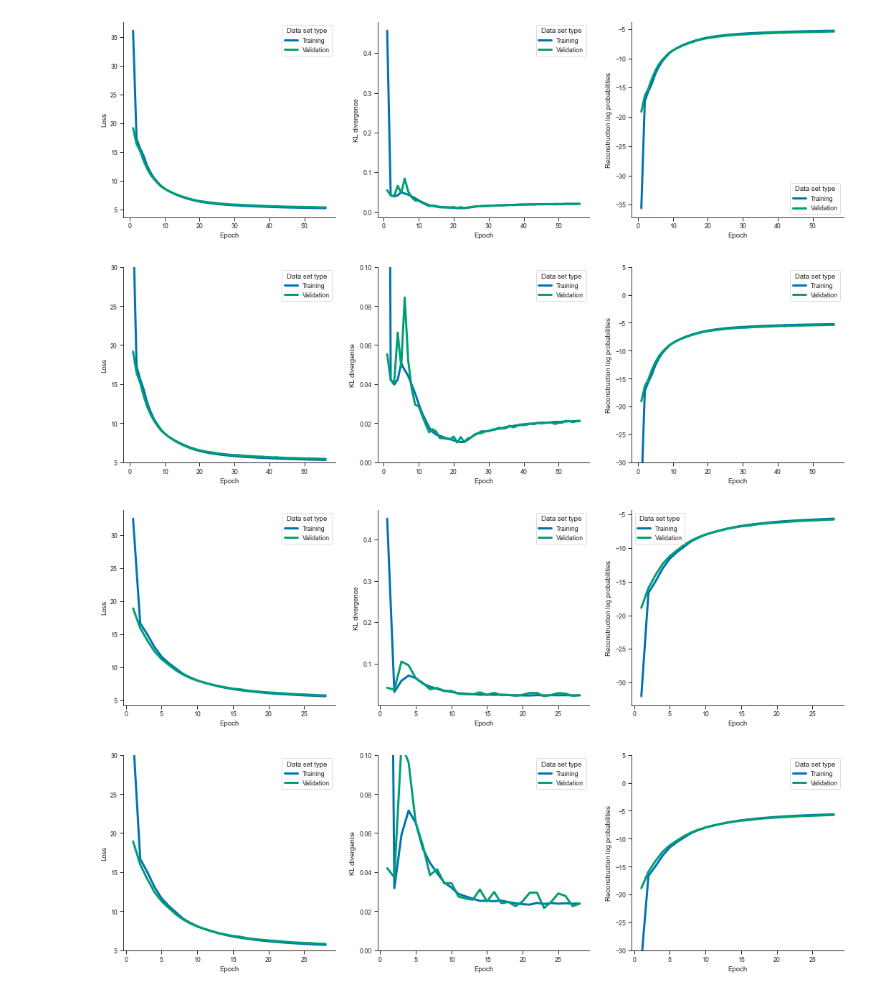
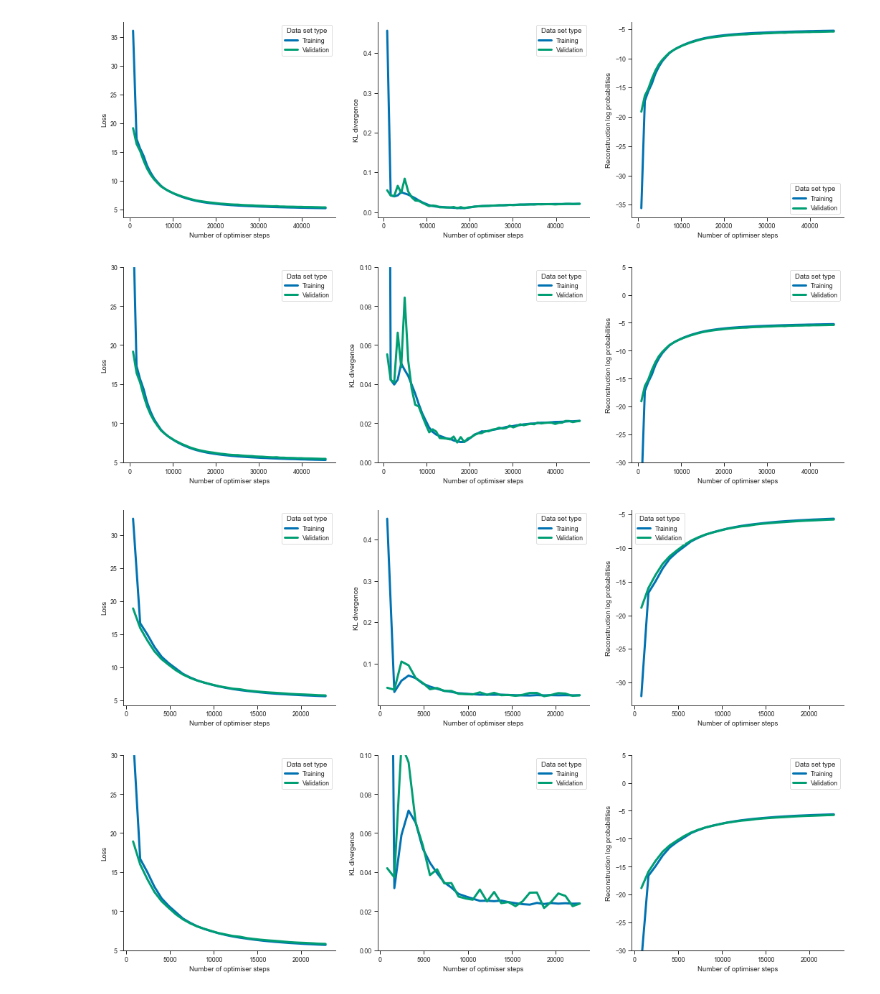
Before and after one commit to ThordurPall/vessel-trajectory-anomaly-detection, a Jupyter notebook: notebooks/Model Training/Learning Curves/Discrete Representation/Skagen/Explore Training & Validation Curves - Fishing Vessels.ipynb, the cells around one changed output. Cells and saved outputs as stored; diff of their text form; code cells hidden in the pictures.

```diff
--- a/notebooks/Model Training/Learning Curves/Discrete Representation/Skagen/Explore Training & Validation Curves - Fishing Vessels.ipynb
+++ b/notebooks/Model Training/Learning Curves/Discrete Representation/Skagen/Explore Training & Validation Curves - Fishing Vessels.ipynb
@@ -3,6 +3,8 @@
 from src.visualisation.SummaryModels import SummaryModels
 import pandas as pd
 file_name = "RegionSkagen_01062019_30092019_Fish_14400_86400_600"
+level = "Step"
+x = "Number of optimiser steps"
 # %%
 # Define the current setup
 generative_dist = "Bernoulli"
@@ -48,17 +50,17 @@ summary_models.plot_curves(df_default_0_0005, ylims=ylims)
 # %%
 # Define the current setup
 generative_dist = "Bernoulli"
 learning_rate = 0.0007
 
 # Use the SummaryModels class
 ylims = [(5, 30), (0, 0.1), (-30, 5)]
 summary_models = SummaryModels(file_name, learning_rate=learning_rate)
-df_default_0_0007 = summary_models.load_curves_df("LR: 0.0007")
-summary_models.plot_curves(df_default_0_0007)
-summary_models.plot_curves(df_default_0_0007, ylims=ylims)
+df_default_0_0007 = summary_models.load_curves_df("LR: 0.0007", level=level)
+summary_models.plot_curves(df_default_0_0007, x=x)
+summary_models.plot_curves(df_default_0_0007, ylims=ylims, x=x)
 # %% [output]
-[figure, old version]
+[figure, new version]
-[figure, old version]
+[figure, new version]
 # %%
 # Define the current setup
 generative_dist = "Bernoulli"
@@ -67,12 +69,12 @@ learning_rate = 0.001
 # Use the SummaryModels class
 ylims = [(5, 30), (0, 0.1), (-30, 5)]
 summary_models = SummaryModels(file_name, learning_rate=learning_rate)
-df_default_0_001 = summary_models.load_curves_df("LR: 0.001")
-summary_models.plot_curves(df_default_0_001)
-summary_models.plot_curves(df_default_0_001, ylims=ylims)
+df_default_0_001 = summary_models.load_curves_df("LR: 0.001", level=level)
+summary_models.plot_curves(df_default_0_001, x=x)
+summary_models.plot_curves(df_default_0_001, ylims=ylims, x=x)
 # %% [output]
-[figure, old version]
+[figure, new version]
-[figure, old version]
+[figure, new version]
 # %%
 # Define the current setup
 generative_dist = "Bernoulli"
```
Also changed, not shown: parts of 8 cells of this notebook.
